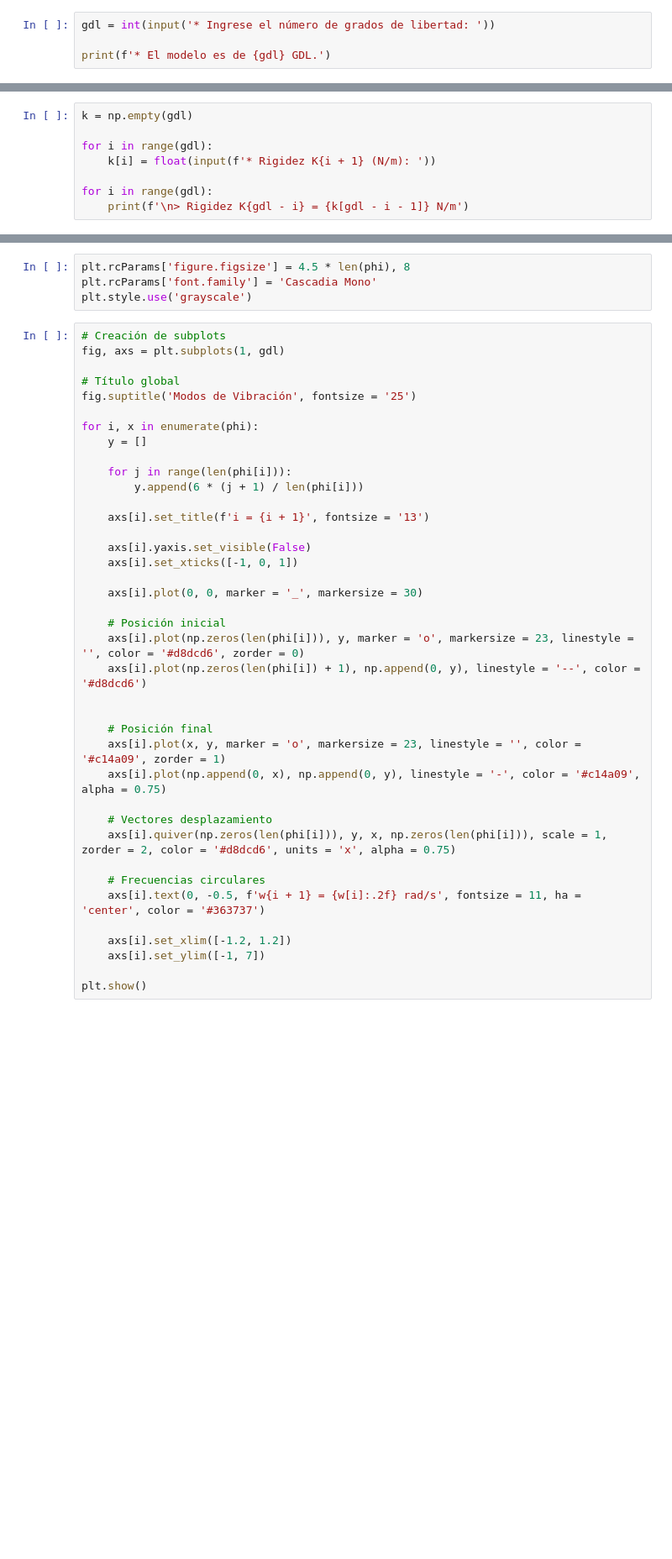
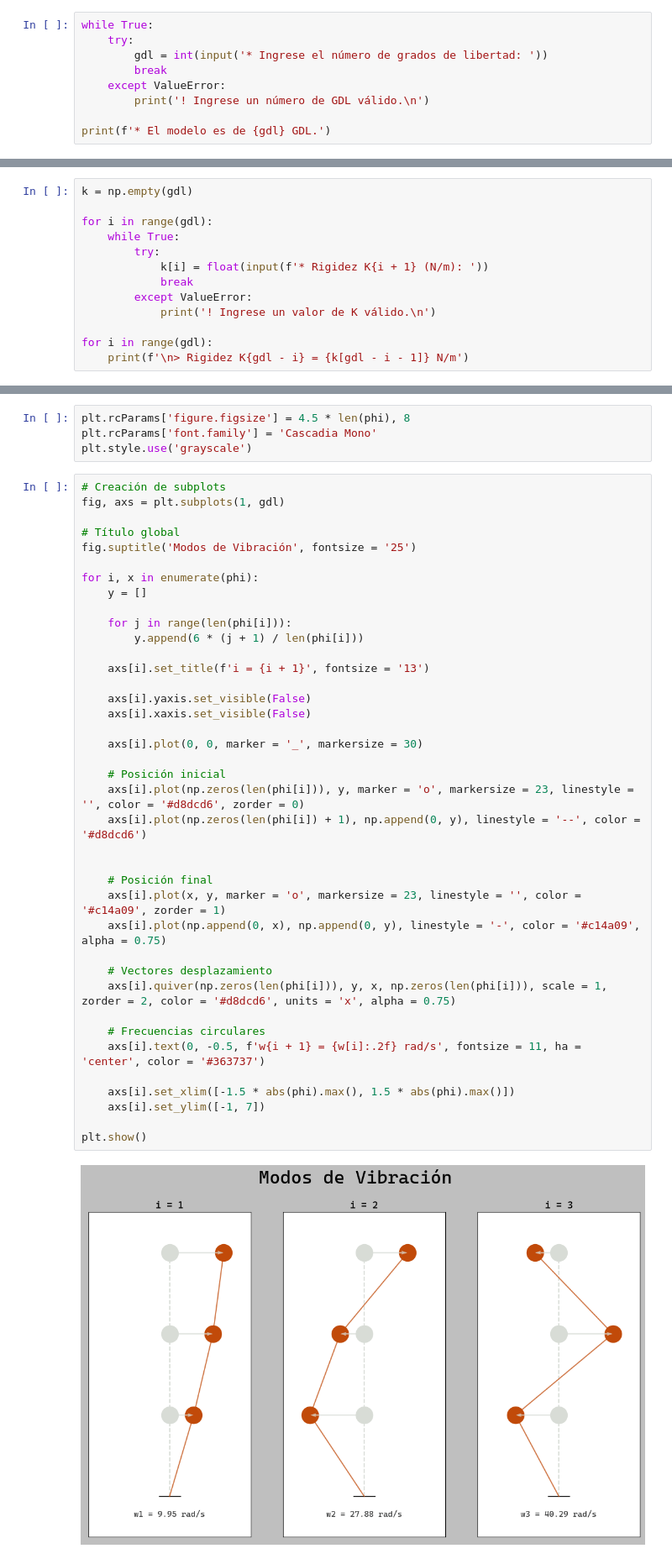
Before and after one commit to ffrancoa/my-notebooks, a Jupyter notebook: ing-sismorresistente/02-vibracion-libre/02-vibracion-libre.ipynb, the cells around one changed output, grey strips where cells are left out. Shown: that part at 84% size. Drawn from its saved outputs; the diff is of its cells as text; blank space fills up the shorter version.

Commit message:
Corrección de errores y adición de dependencias

```diff
--- a/ing-sismorresistente/02-vibracion-libre/02-vibracion-libre.ipynb
+++ b/ing-sismorresistente/02-vibracion-libre/02-vibracion-libre.ipynb
@@ -13,6 +12,11 @@ from tabulate import tabulate
 # %% [markdown]
 ## 2. Grados de Libertad
 # %%
-gdl = int(input('* Ingrese el número de grados de libertad: '))
+while True:
+    try:
+        gdl = int(input('* Ingrese el número de grados de libertad: '))
+        break
+    except ValueError:
+        print('! Ingrese un número de GDL válido.\n')
 
 print(f'* El modelo es de {gdl} GDL.')
@@ -24,7 +30,12 @@ print(f'* El modelo es de {gdl} GDL.')
 k = np.empty(gdl)
 
 for i in range(gdl):
-    k[i] = float(input(f'* Rigidez K{i + 1} (N/m): '))
+    while True:
+        try:
+            k[i] = float(input(f'* Rigidez K{i + 1} (N/m): '))
+            break
+        except ValueError:
+            print('! Ingrese un valor de K válido.\n')
 
 for i in range(gdl):
     print(f'\n> Rigidez K{gdl - i} = {k[gdl - i - 1]} N/m')
@@ -266,32 +386,34 @@ fig.suptitle('Modos de Vibración', fontsize = '25')
 for i, x in enumerate(phi):
     y = []
 
     for j in range(len(phi[i])):
         y.append(6 * (j + 1) / len(phi[i]))
 
     axs[i].set_title(f'i = {i + 1}', fontsize = '13')
 
     axs[i].yaxis.set_visible(False)
-    axs[i].set_xticks([-1, 0, 1])
+    axs[i].xaxis.set_visible(False)
 
     axs[i].plot(0, 0, marker = '_', markersize = 30)
 
     # Posición inicial
     axs[i].plot(np.zeros(len(phi[i])), y, marker = 'o', markersize = 23, linestyle = '', color = '#d8dcd6', zorder = 0)
     axs[i].plot(np.zeros(len(phi[i]) + 1), np.append(0, y), linestyle = '--', color = '#d8dcd6')
 
 
     # Posición final
     axs[i].plot(x, y, marker = 'o', markersize = 23, linestyle = '', color = '#c14a09', zorder = 1)
     axs[i].plot(np.append(0, x), np.append(0, y), linestyle = '-', color = '#c14a09', alpha = 0.75)
 
     # Vectores desplazamiento
     axs[i].quiver(np.zeros(len(phi[i])), y, x, np.zeros(len(phi[i])), scale = 1, zorder = 2, color = '#d8dcd6', units = 'x', alpha = 0.75)
 
     # Frecuencias circulares
     axs[i].text(0, -0.5, f'w{i + 1} = {w[i]:.2f} rad/s', fontsize = 11, ha = 'center', color = '#363737')
 
-    axs[i].set_xlim([-1.2, 1.2])
+    axs[i].set_xlim([-1.5 * abs(phi).max(), 1.5 * abs(phi).max()])
     axs[i].set_ylim([-1, 7])
 
 plt.show()
+# %% [output]
+[figure, added]
```
Also changed, not shown: parts of 18 cells of this notebook, 1 other file.
